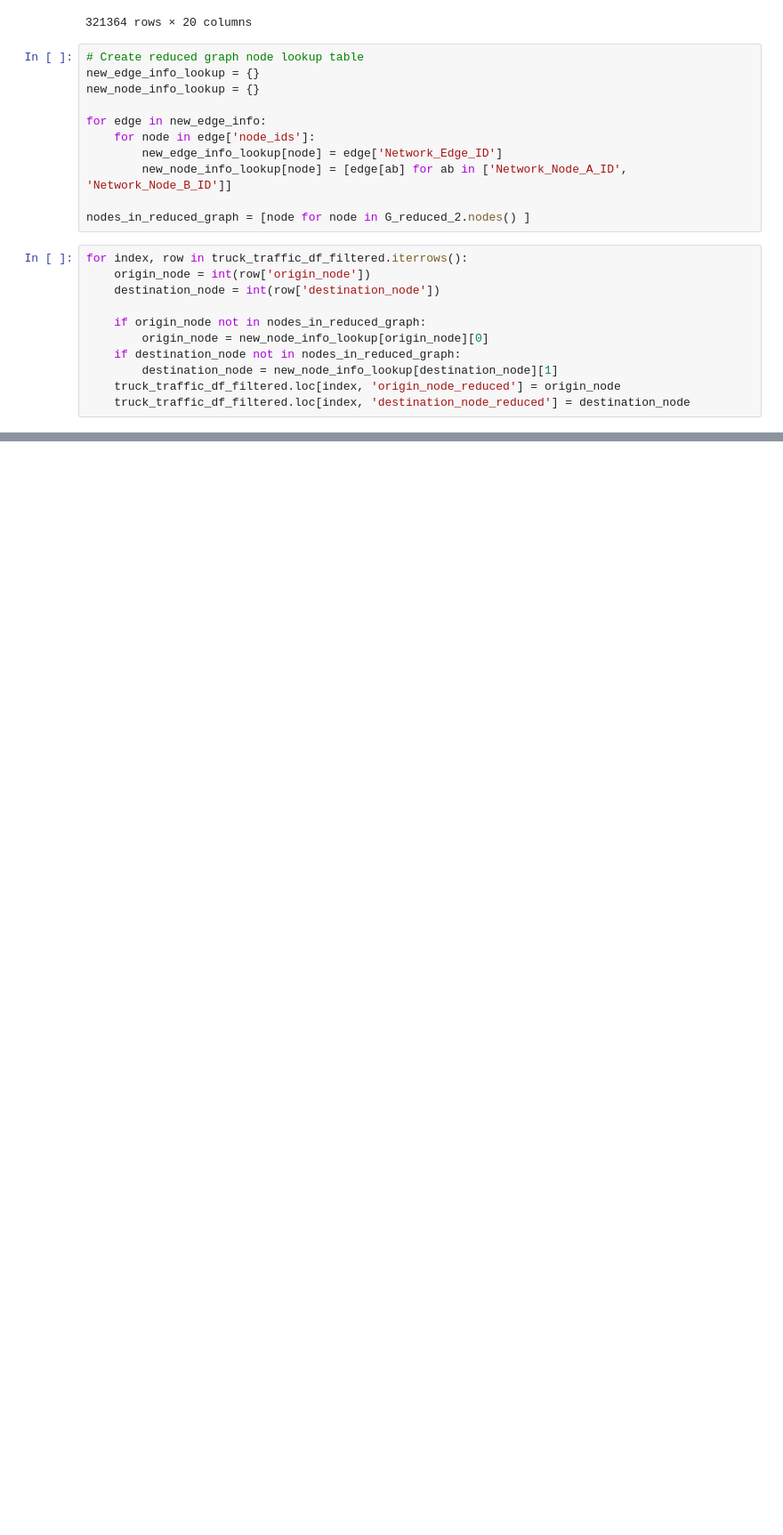
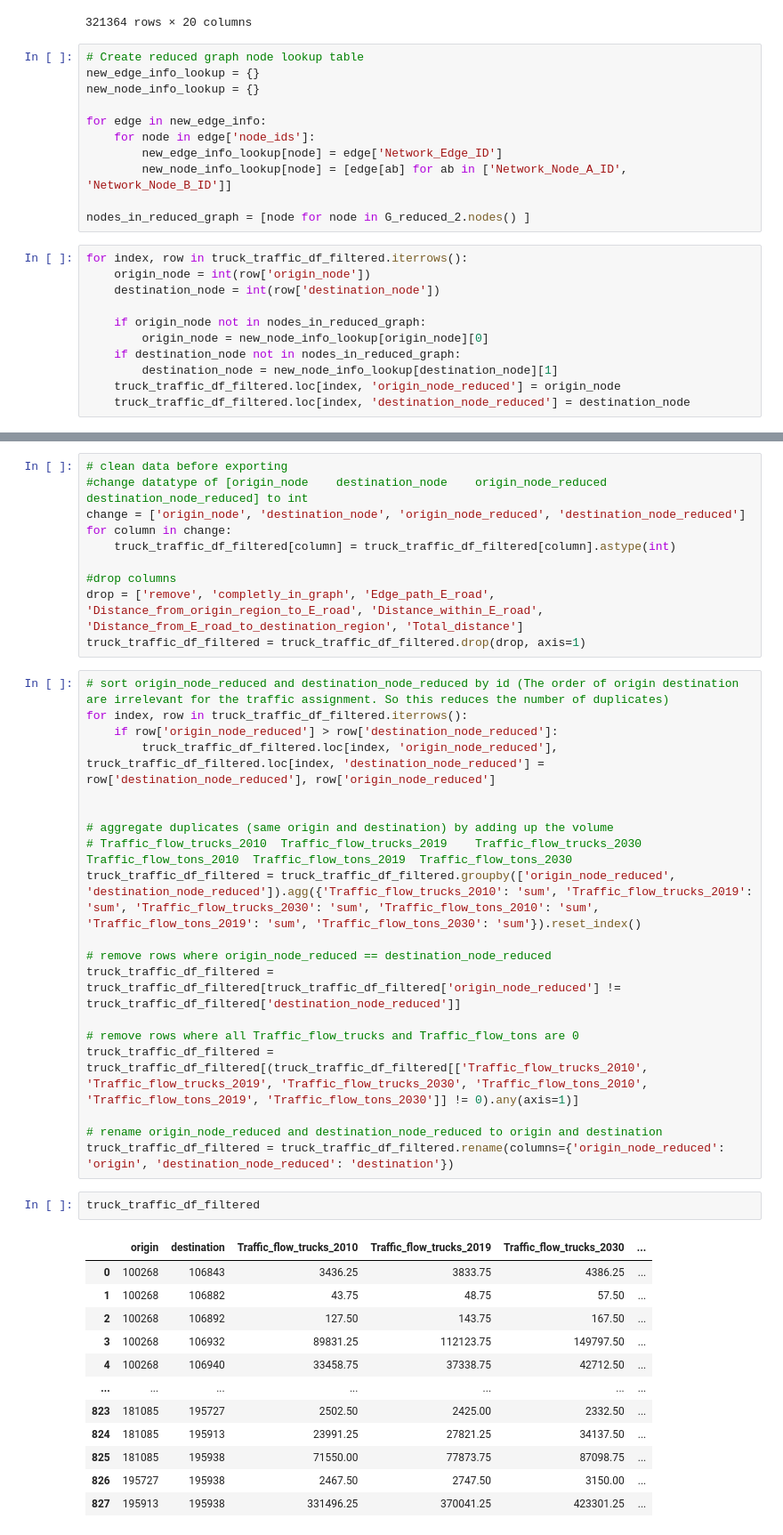
Before and after one commit to AI-for-Infrastructure-Management/imp-act, a Jupyter notebook: create_highway_network.ipynb, the cells around one changed output, grey strips where cells are left out. Shown: that part at 89% size. Drawn from its saved outputs; the diff is of its cells as text; blank space fills up the shorter version.

Commit message:
Clean up final trip data set

```diff
--- a/create_highway_network.ipynb
+++ b/create_highway_network.ipynb
@@ -475,0 +502,44 @@ for index, row in truck_traffic_df_filtered.iterrows():
+# %%
+# clean data before exporting
+#change datatype of [origin_node	destination_node	origin_node_reduced	destination_node_reduced] to int
+change = ['origin_node', 'destination_node', 'origin_node_reduced', 'destination_node_reduced']
+for column in change:
+    truck_traffic_df_filtered[column] = truck_traffic_df_filtered[column].astype(int)
+
+#drop columns
+drop = ['remove', 'completly_in_graph', 'Edge_path_E_road', 'Distance_from_origin_region_to_E_road', 'Distance_within_E_road', 'Distance_from_E_road_to_destination_region', 'Total_distance']
+truck_traffic_df_filtered = truck_traffic_df_filtered.drop(drop, axis=1)
+# %%
+# sort origin_node_reduced and destination_node_reduced by id (The order of origin destination are irrelevant for the traffic assignment. So this reduces the number of duplicates)
+for index, row in truck_traffic_df_filtered.iterrows():
+    if row['origin_node_reduced'] > row['destination_node_reduced']:
+        truck_traffic_df_filtered.loc[index, 'origin_node_reduced'], truck_traffic_df_filtered.loc[index, 'destination_node_reduced'] = row['destination_node_reduced'], row['origin_node_reduced']
+
+
+# aggregate duplicates (same origin and destination) by adding up the volume
+# Traffic_flow_trucks_2010	Traffic_flow_trucks_2019	Traffic_flow_trucks_2030	Traffic_flow_tons_2010	Traffic_flow_tons_2019	Traffic_flow_tons_2030
+truck_traffic_df_filtered = truck_traffic_df_filtered.groupby(['origin_node_reduced', 'destination_node_reduced']).agg({'Traffic_flow_trucks_2010': 'sum', 'Traffic_flow_trucks_2019': 'sum', 'Traffic_flow_trucks_2030': 'sum', 'Traffic_flow_tons_2010': 'sum', 'Traffic_flow_tons_2019': 'sum', 'Traffic_flow_tons_2030': 'sum'}).reset_index()
+
+# remove rows where origin_node_reduced == destination_node_reduced
+truck_traffic_df_filtered = truck_traffic_df_filtered[truck_traffic_df_filtered['origin_node_reduced'] != truck_traffic_df_filtered['destination_node_reduced']]
+
+# remove rows where all Traffic_flow_trucks and Traffic_flow_tons are 0
+truck_traffic_df_filtered = truck_traffic_df_filtered[(truck_traffic_df_filtered[['Traffic_flow_trucks_2010', 'Traffic_flow_trucks_2019', 'Traffic_flow_trucks_2030', 'Traffic_flow_tons_2010', 'Traffic_flow_tons_2019', 'Traffic_flow_tons_2030']] != 0).any(axis=1)]
+
+# rename origin_node_reduced and destination_node_reduced to origin and destination
+truck_traffic_df_filtered = truck_traffic_df_filtered.rename(columns={'origin_node_reduced': 'origin', 'destination_node_reduced': 'destination'})
+# %%
+truck_traffic_df_filtered
+# %% [output]
+|  | origin | destination | Traffic_flow_trucks_2010 | Traffic_flow_trucks_2019 | Traffic_flow_trucks_2030 | ... |
+| 0 | 100268 | 106843 | 3436.25 | 3833.75 | 4386.25 | ... |
+| 1 | 100268 | 106882 | 43.75 | 48.75 | 57.50 | ... |
+| 2 | 100268 | 106892 | 127.50 | 143.75 | 167.50 | ... |
+| 3 | 100268 | 106932 | 89831.25 | 112123.75 | 149797.50 | ... |
+| 4 | 100268 | 106940 | 33458.75 | 37338.75 | 42712.50 | ... |
+| ... | ... | ... | ... | ... | ... | ... |
+| 823 | 181085 | 195727 | 2502.50 | 2425.00 | 2332.50 | ... |
+| 824 | 181085 | 195913 | 23991.25 | 27821.25 | 34137.50 | ... |
+| 825 | 181085 | 195938 | 71550.00 | 77873.75 | 87098.75 | ... |
+| 826 | 195727 | 195938 | 2467.50 | 2747.50 | 3150.00 | ... |
+| 827 | 195913 | 195938 | 331496.25 | 370041.25 | 423301.25 | ... |
```
Also changed, not shown: parts of 4 cells of this notebook.
